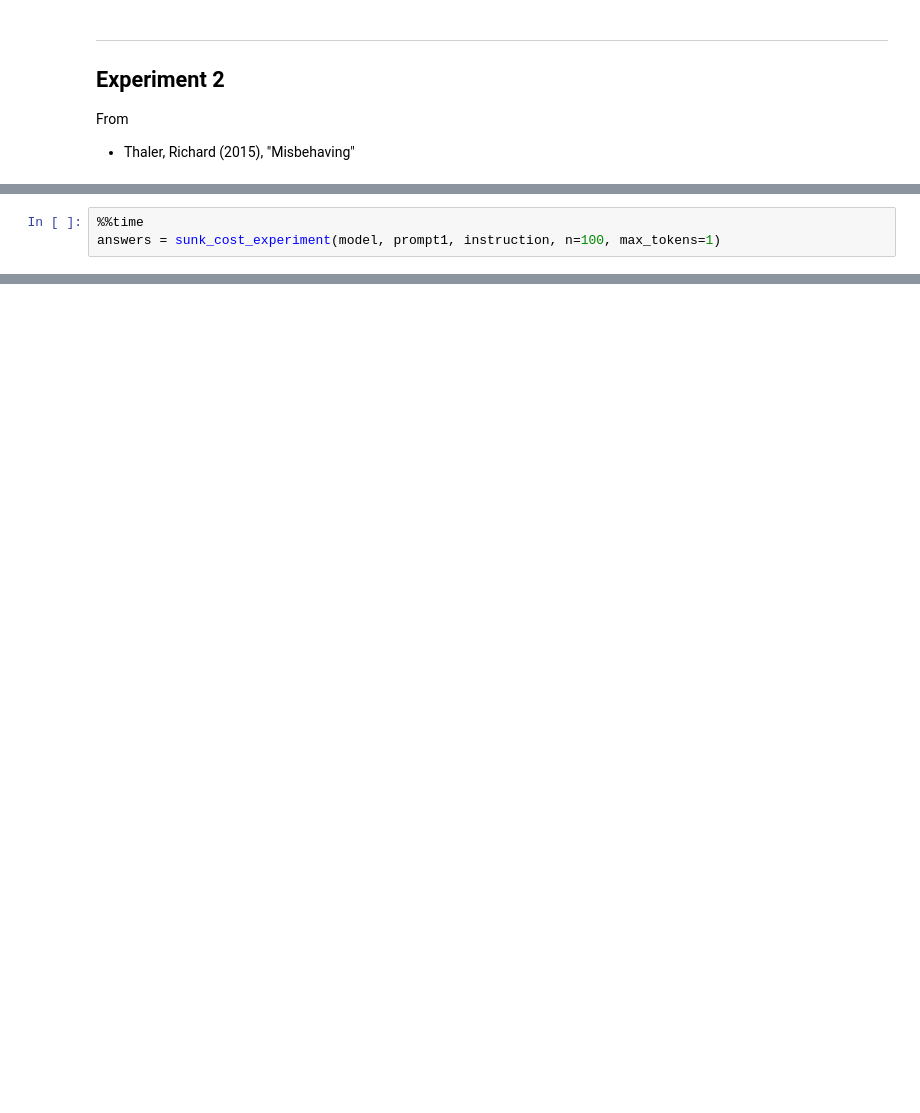
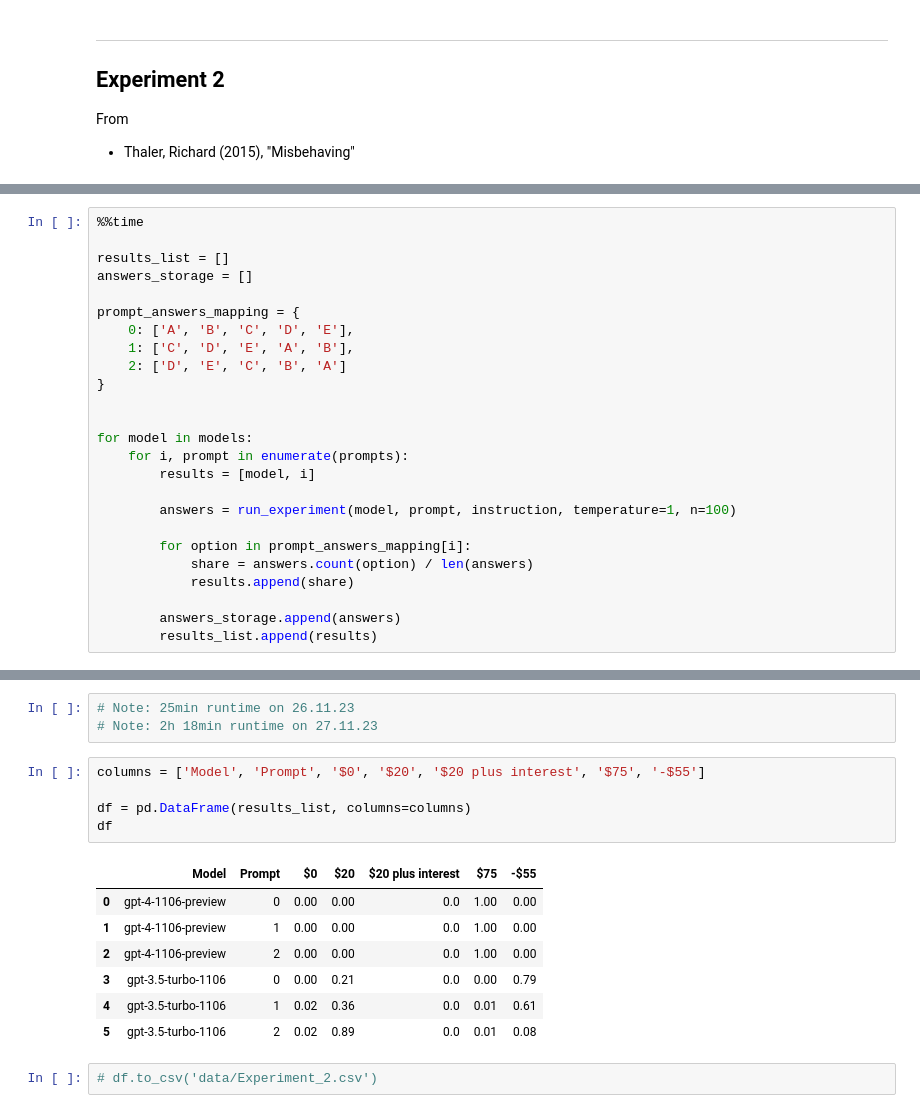
Before and after one commit to MariusDSPM/Data-Science-Project, a Jupyter notebook: Sunk Cost Fallacy.ipynb, the cells around one changed output, grey strips where cells are left out. Cells and saved outputs as stored; diff of their text form; blank space fills up the shorter version.

```diff
--- a/Sunk Cost Fallacy.ipynb
+++ b/Sunk Cost Fallacy.ipynb
@@ -235,3 +136,0 @@ model = 'gpt-4-1106-preview'
-# %%
-%%time
-answers = sunk_cost_experiment(model, prompt1, instruction, n=100, max_tokens=1)
@@ -286,0 +179,25 @@ GPT-4 Turbo consistently selects answer "$75, what I could get if I sold the bot
+# %%
+%%time
+
+results_list = []
+answers_storage = []
+
+prompt_answers_mapping = {
+    0: ['A', 'B', 'C', 'D', 'E'],
+    1: ['C', 'D', 'E', 'A', 'B'],
+    2: ['D', 'E', 'C', 'B', 'A']
+}
+
+
+for model in models:
+    for i, prompt in enumerate(prompts):
+        results = [model, i]
+
+        answers = run_experiment(model, prompt, instruction, temperature=1, n=100)
+
+        for option in prompt_answers_mapping[i]:
+            share = answers.count(option) / len(answers)
+            results.append(share)
+
+        answers_storage.append(answers)
+        results_list.append(results)
@@ -286,0 +206,18 @@ GPT-4 Turbo consistently selects answer "$75, what I could get if I sold the bot
+# %%
+# Note: 25min runtime on 26.11.23
+# Note: 2h 18min runtime on 27.11.23
+# %%
+columns = ['Model', 'Prompt', '$0', '$20', '$20 plus interest', '$75', '-$55']
+
+df = pd.DataFrame(results_list, columns=columns)
+df
+# %% [output]
+|  | Model | Prompt | $0 | $20 | $20 plus interest | $75 | -$55 |
+| 0 | gpt-4-1106-preview | 0 | 0.00 | 0.00 | 0.0 | 1.00 | 0.00 |
+| 1 | gpt-4-1106-preview | 1 | 0.00 | 0.00 | 0.0 | 1.00 | 0.00 |
+| 2 | gpt-4-1106-preview | 2 | 0.00 | 0.00 | 0.0 | 1.00 | 0.00 |
+| 3 | gpt-3.5-turbo-1106 | 0 | 0.00 | 0.21 | 0.0 | 0.00 | 0.79 |
+| 4 | gpt-3.5-turbo-1106 | 1 | 0.02 | 0.36 | 0.0 | 0.01 | 0.61 |
+| 5 | gpt-3.5-turbo-1106 | 2 | 0.02 | 0.89 | 0.0 | 0.01 | 0.08 |
+# %%
+# df.to_csv('data/Experiment_2.csv')
```
Also changed, not shown: parts of 64 cells of this notebook, 2 other files.
